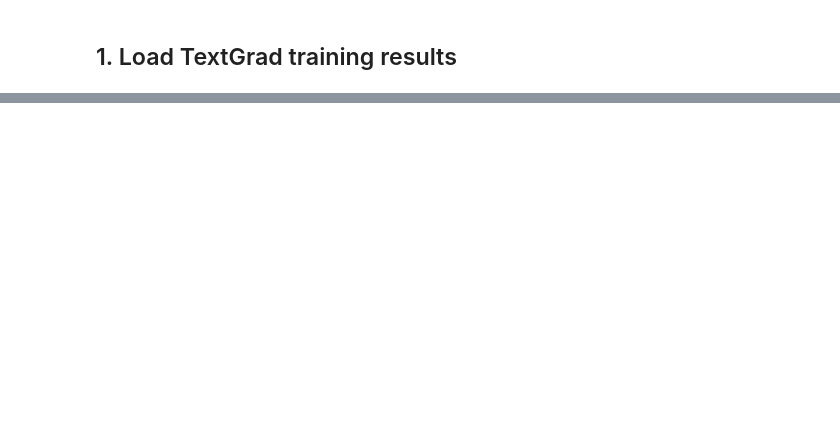
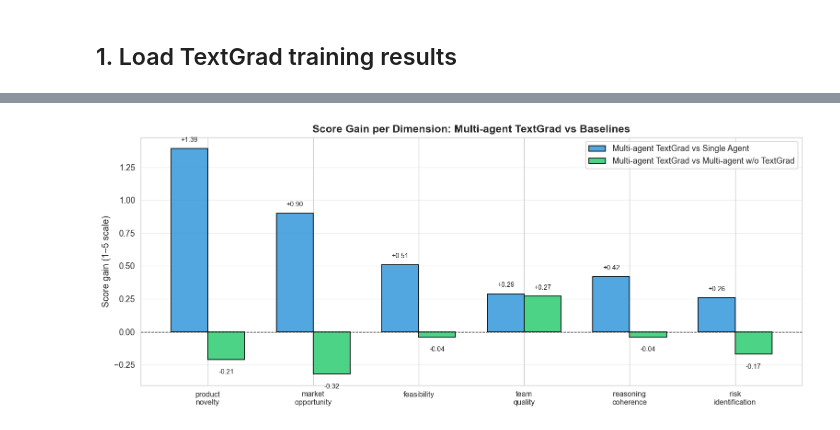
Before and after one commit to louisewiljander/llm-vc-decision-textgrad, a Jupyter notebook: notebooks/textgrad_visualization.ipynb, the cells around one changed output, grey strips where cells are left out. Drawn from its saved outputs; the diff is of its cells as text; code cells hidden in the pictures; blank space fills up the shorter version.

```diff
--- a/notebooks/textgrad_visualization.ipynb
+++ b/notebooks/textgrad_visualization.ipynb
@@ -388,0 +472,35 @@ if judge_df is not None and not judge_df.empty:
+# %%
+# ── Score gain per dimension ──────────────────────────────────────────────────
+if _smry is not None and 'textgrad' in ORDER:
+    fig, ax = plt.subplots(figsize=(12, 5))
+    x = np.arange(len(DIMS))
+    width = 0.35
+
+    baseline_labels = {
+        'single': 'Multi-agent TextGrad vs Single Agent',
+        'multi':  'Multi-agent TextGrad vs Multi-agent w/o TextGrad',
+    }
+    baselines = [c for c in ['single', 'multi'] if c in ORDER]
+    offsets = np.linspace(-width/2 * (len(baselines)-1), width/2 * (len(baselines)-1), len(baselines))
+
+    for offset, base in zip(offsets, baselines):
+        deltas = [_smry.loc['textgrad', d] - _smry.loc[base, d] for d in DIMS]
+        bars = ax.bar(x + offset, deltas, width, label=baseline_labels[base],
+                      color=PALETTE[base], alpha=0.85, edgecolor='black', linewidth=1.1)
+        for bar in bars:
+            h = bar.get_height()
+            ypos = h + 0.04 if h >= 0 else h - 0.12
+            ax.text(bar.get_x() + bar.get_width()/2, ypos, f'{h:+.2f}',
+                    ha='center', va='bottom', fontsize=8)
+
+    ax.axhline(0, color='black', linewidth=0.8, linestyle='--')
+    ax.set_xticks(x)
+    ax.set_xticklabels([d.replace(' ', '\n') for d in DIMS], fontsize=9)
+    ax.set_ylabel('Score gain (1–5 scale)')
+    ax.set_title('Score Gain per Dimension: Multi-agent TextGrad vs Baselines', fontweight='bold')
+    ax.legend()
+    ax.grid(axis='y', alpha=0.3)
+    plt.tight_layout()
+    plt.show()
+# %% [output]
+[figure, added]
```
Also changed, not shown: parts of 22 cells of this notebook.
